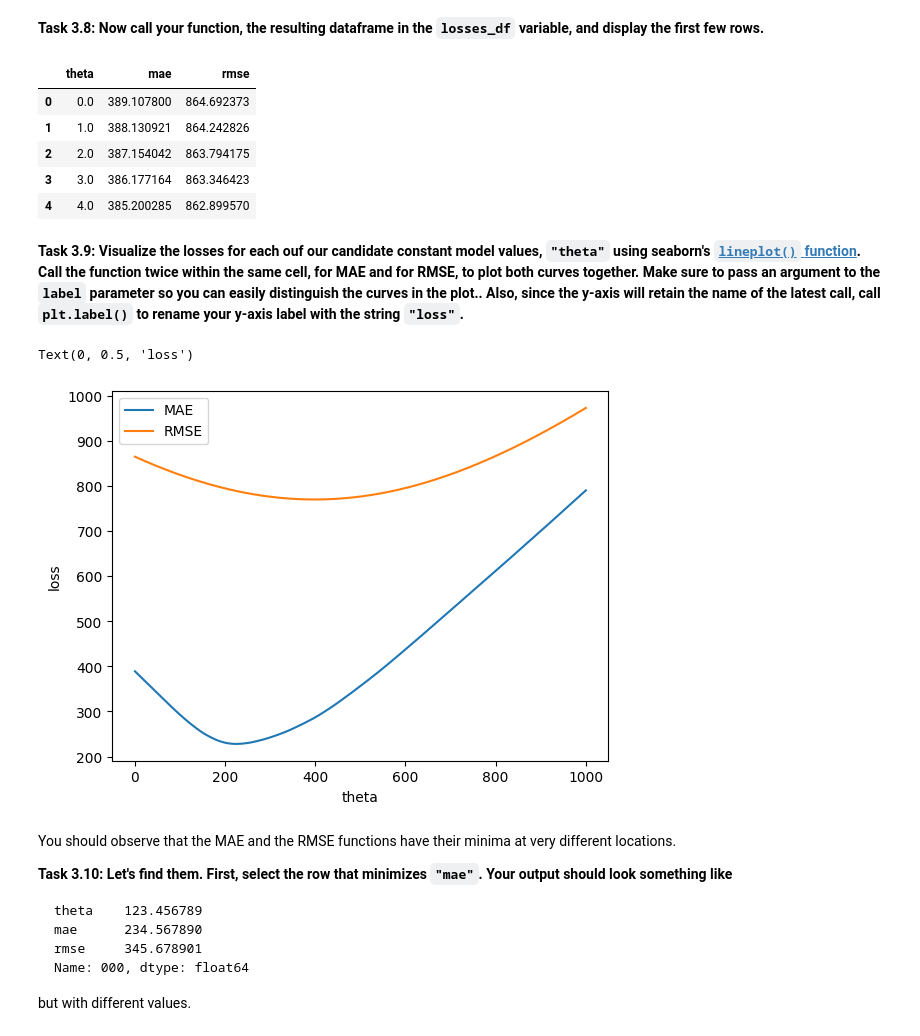
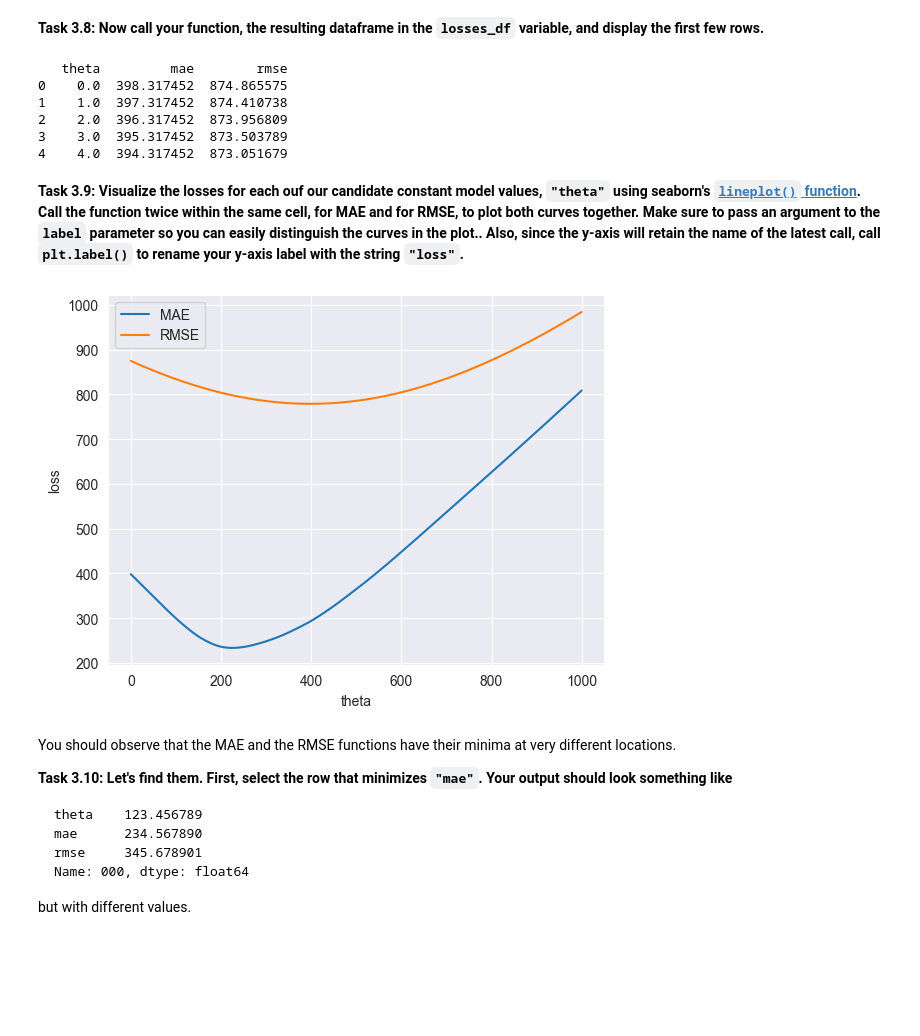
Before and after one commit to joseeeortizz/CSCI-395, a Jupyter notebook: Programs/Program01/program1.ipynb, the cells around one changed output. Saved outputs shown, nothing was run; the diff lists cells and outputs as text; code cells hidden in the pictures; blank space fills up the shorter version.

```diff
--- a/Programs/Program01/program1.ipynb
+++ b/Programs/Program01/program1.ipynb
@@ -212,16 +381,14 @@ To answer that question, we need to define _how_ we're going to be measuring "go
 # define loss functions
 
 def mae_loss(y_pred, y_true):
-    """TODO
-    """
+    return np.mean(np.abs(y_pred - y_true))
 
     # ...
 
 
+def rmse_loss(y_pred, y_true):
+    return np.sqrt(np.mean((y_pred - y_true) ** 2))
 
-def rmse_loss(y_pred, y_true):
-    """TODO
-    """
 
     # ...
 # %% [markdown]
@@ -232,5 +399,10 @@ def rmse_loss(y_pred, y_true):
 - `cm_median_rmse`
 # %%
 # compute both loss functions for each model
+y_true = nycha_df['sqft_per_person'].dropna()
+cm_mean_mae = mae_loss(cm_mean, y_true)
+cm_mean_rmse = rmse_loss(cm_mean, y_true)
+cm_median_mae = mae_loss(cm_median, y_true)
+cm_median_rmse = rmse_loss(cm_median, y_true)
 # %%
 # print losses
@@ -263,45 +434,35 @@ Let's explore the differences between loss functions by building many constant m
 # function to compute losses over many constant models
 
 def compute_losses(y_true: pd.Series):
-    """Compute MAE and RMSE losses over a range of theta values.
-
-    :y_true: pandas.Series with true data.
-    :returns: pandas.DataFrame with MAE and RMSE values for each theta.
-    """
-
     thetas = np.linspace(0, 1000, 1001)
+    mae = [mae_loss(theta, y_true) for theta in thetas]
+    rmse = [rmse_loss(theta, y_true) for theta in thetas]
+    return pd.DataFrame({'theta': thetas, 'mae': mae, 'rmse': rmse})
 
    # complete this function ...
 # %% [markdown]
 **Task 3.8: Now call your function, the resulting dataframe in the `losses_df` variable, and display the first few rows.**
 # %%
 # compute losses over many constant models
+losses_df = compute_losses(y_true)
+print(losses_df.head())
 # %% [output]
-|  | theta | mae | rmse |
-| 0 | 0.0 | 389.107800 | 864.692373 |
-| 1 | 1.0 | 388.130921 | 864.242826 |
-| 2 | 2.0 | 387.154042 | 863.794175 |
-| 3 | 3.0 | 386.177164 | 863.346423 |
-| 4 | 4.0 | 385.200285 | 862.899570 |
+   theta         mae        rmse
+0    0.0  398.317452  874.865575
+1    1.0  397.317452  874.410738
+2    2.0  396.317452  873.956809
+3    3.0  395.317452  873.503789
+4    4.0  394.317452  873.051679
 # %% [markdown]
 **Task 3.9: Visualize the losses for each ouf our candidate constant model values, `"theta"` using seaborn's [`lineplot()` function](https://seaborn.pydata.org/generated/seaborn.lineplot.html). Call the function twice within the same cell, for MAE and for RMSE, to plot both curves together. Make sure to pass an argument to the `label` parameter so you can easily distinguish the curves in the plot.. Also, since the y-axis will retain the name of the latest call, call `plt.label()` to rename your y-axis label with the string `"loss"`.**
 # %%
 # plot losses at each theta
-
-sns.lineplot(
-    # ...
-    label="MAE",
-)
-
-sns.lineplot(
-    # ...
-    label="RMSE"
-)
-
-plt.ylabel("loss")
+sns.lineplot(x='theta', y='mae', data=losses_df, label='MAE')
+sns.lineplot(x='theta', y='rmse', data=losses_df, label='RMSE')
+plt.ylabel('loss')
+plt.show()
 # %% [output]
-Text(0, 0.5, 'loss')
-[figure, old version]
+[figure, new version]
 # %% [markdown]
 You should observe that the MAE and the RMSE functions have their minima at very different locations.
 
```
Also changed, not shown: parts of 15 cells of this notebook.
